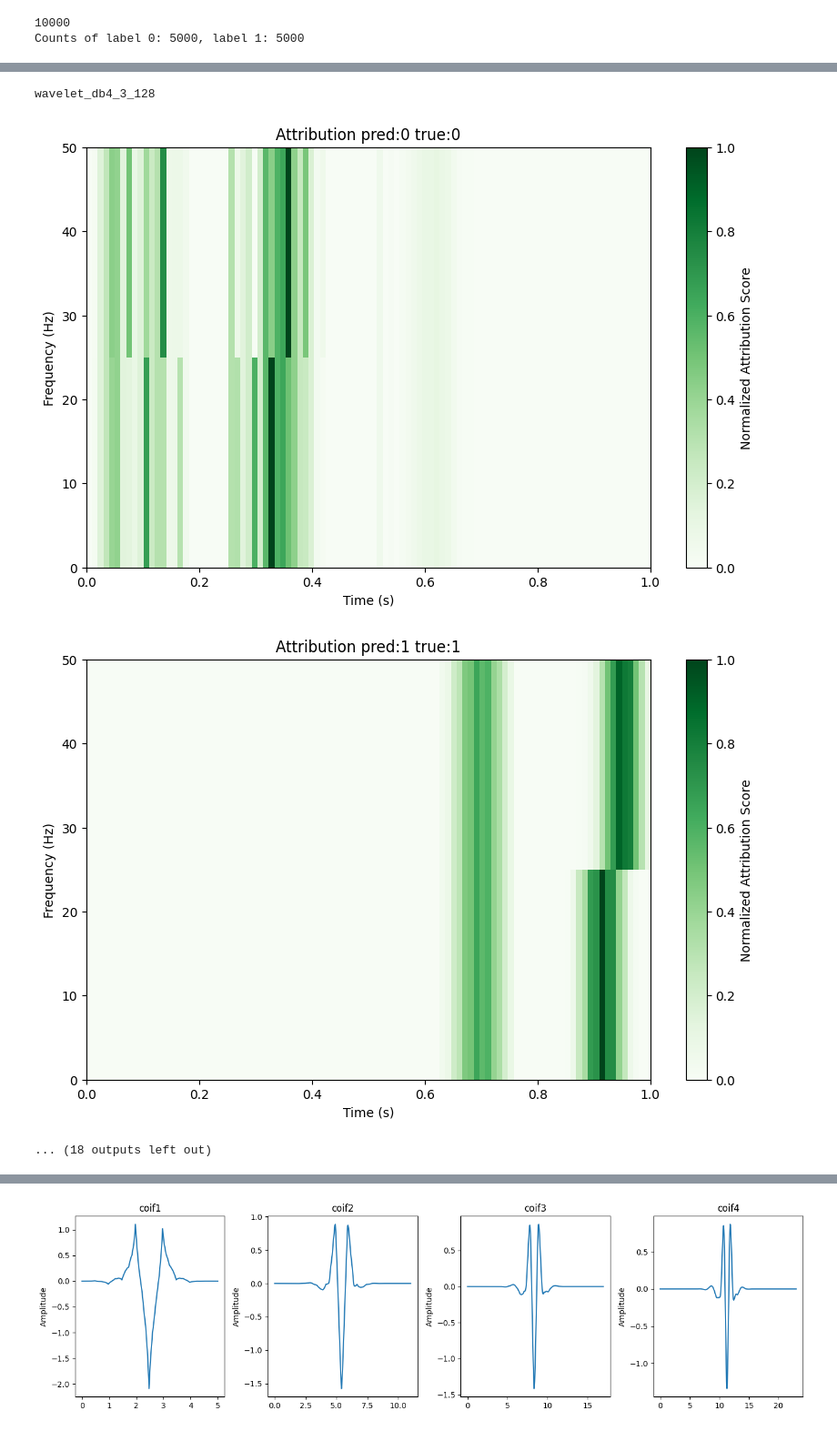
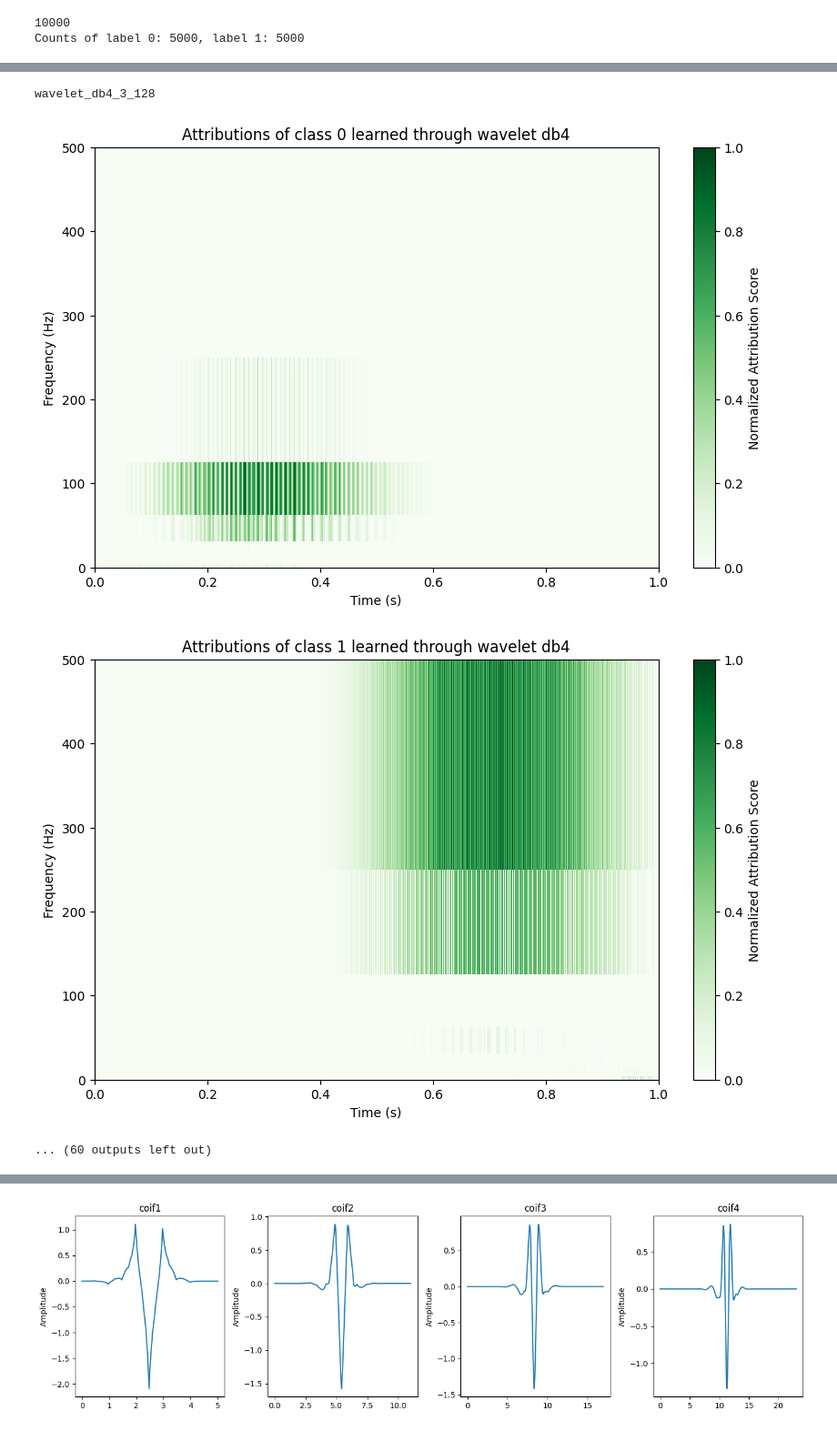
Before and after one commit to aliciags/learnable-masks-explainability-time-series, a Jupyter notebook: comparison_wavelet_hpc.ipynb, the cells around one changed output, grey strips where cells are left out. Shown at 91% size. Saved outputs shown, nothing was run; the diff lists cells and outputs as text; code cells hidden in the pictures.

```diff
--- a/comparison_wavelet_hpc.ipynb
+++ b/comparison_wavelet_hpc.ipynb
@@ -28,12 +20,3 @@ def set_seed(seed: int = 42):
 
     # Optional: for hash-based operations
     os.environ['PYTHONHASHSEED'] = str(seed)
-# %%
-# evaluate wavelet
-fs = 100
-batch_size = 128
-wavelet = 'db'
-w_len = 3
-level = pywt.dwt_max_level(fs, 'db3')
-key_ = f'wavelet_{wavelet}{w_len}_{level}_{batch_size}'
-print(key_)
@@ -42,7 +23,7 @@ wavelet_db3_4_128
 # %%
 # read data
 folder = 'public/simple/'
-path = f'{folder}_wavelets_cpu.pkl'
+path = f'{folder}_wavelets_cpu_expanded.pkl'
 
 with open(path, 'rb') as f:
     attributions = pickle.load(f)
@@ -118,29 +101,30 @@ Grad complexities: {'wavelet_db1_6_128': [np.float32(0.5566059)], 'wavelet_db2_5
 # %%
-import pywt
-
-def plot_scaleogram_wav_heatmap(length_signal, attribution, prediction:int, label:int, fs=1000, level=9, ):
+def plot_scaleogram_wav_heatmap(signal, attribution, label:int, fs=100, wavelet='db1'):
     # print(attribution.shape)
 
     # Compute frequency bands
-    freq_bands = [fs /  (2 ** (j + 1)) for j in range(level)]   # bands
+    freq_bands = [fs /  (2 ** (j + 1)) for j in range(len(attribution[0]))]   # bands
     freq_bands.append(0)                                        # lowest frequency
+    freq_bands = freq_bands[::-1]                               # reverse the order
     # print(freq_bands)
 
-    time = np.linspace(0, length_signal / fs, length_signal)
+    time = np.linspace(0, signal / fs, signal)
+
 
     # normalize attribution scores to [0,1]
+    attribution = np.abs(attribution)
     attr_norm = (attribution - attribution.min()) / (attribution.max() - attribution.min() + 1e-10)
 
     # Create a 2D grid for heatmap
     time_grid, freq_grid = np.meshgrid(time, freq_bands)
     # make attr x one dim smaller
-    attr_norm = attr_norm[:-1, 1:]
+    attr_norm = attr_norm[1:,:]
 
     # Plot the scaleogram
     plt.figure(figsize=(10, 6))
     plt.pcolormesh(time_grid, freq_grid, attr_norm.T, shading='auto', cmap='Greens')
     plt.colorbar(label="Normalized Attribution Score")
-    plt.title(f'Attribution pred:{prediction} true:{label}')
+    plt.title(f'Attributions of class {label} learned through wavelet {wavelet}')
     plt.xlabel('Time (s)')
     plt.ylabel('Frequency (Hz)')
 
@@ -166,6 +150,8 @@ for i in range(1, 10):
 # %%
 counts_0 = 0
 counts_1 = 0
+
+fs = 1000
 
 print(len(attributions['labels']))
 
@@ -180,6 +166,8 @@ print(f"Counts of label 0: {counts_0}, label 1: {counts_1}")
 10000
 Counts of label 0: 5000, label 1: 5000
 # %%
+print("THE MAX NUMER OF LEVELS IN THE KEY NAME IS WRONG")
+
 for key in attributions['insertion'].keys():
     print(key)
 
@@ -206,7 +194,7 @@ for key in attributions['insertion'].keys():
     masks_0 /= counts_0
     masks_1 /= counts_1
 
-    plot_scaleogram_wav_heatmap(fs, masks_0, prediction=0, label=0, fs=fs, level=max_level)
-    plot_scaleogram_wav_heatmap(fs, masks_1, prediction=1, label=1, fs=fs, level=max_level)
+    plot_scaleogram_wav_heatmap(fs, masks_0, label=0, fs=fs, wavelet=wavelet)
+    plot_scaleogram_wav_heatmap(fs, masks_1, label=1, fs=fs, wavelet=wavelet)
 # %% [output]
 wavelet_db1_6_128
@@ -221,7 +209,7 @@ wavelet_db3_4_128
 wavelet_db4_3_128
-[figure, old version]
+[figure, new version]
-[figure, old version]
+[figure, new version]
-... (18 outputs left out)
+... (60 outputs left out)
 # %%
 def compute_entropy_sample(attribution, epsilon=1e-10):
     abs_attr = np.abs(attribution)
```
Also changed, not shown: parts of 10 cells of this notebook, 3 other files.
